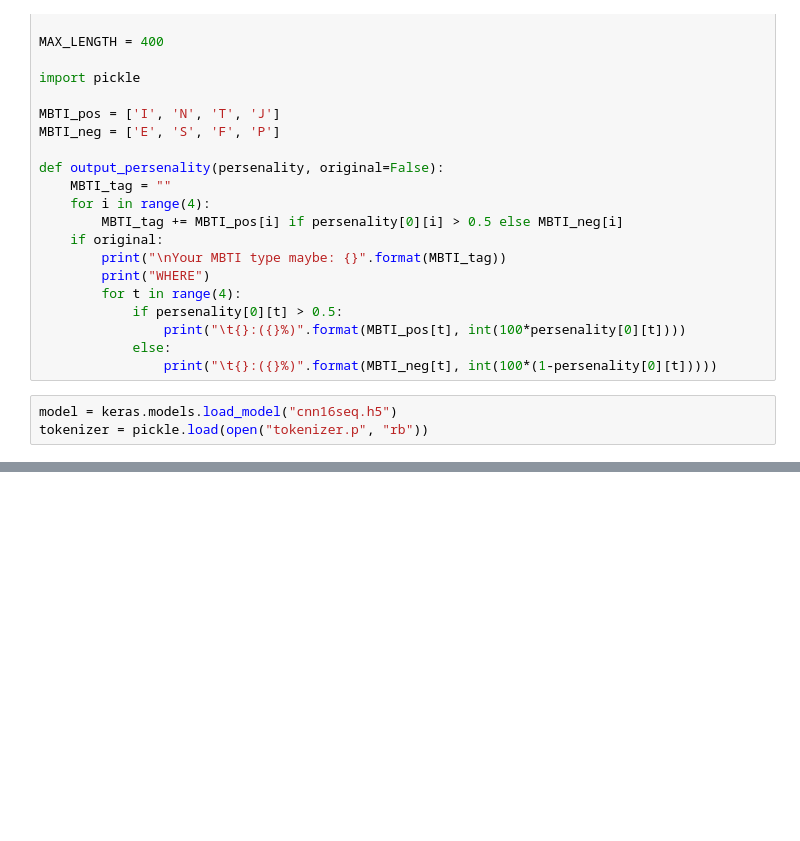
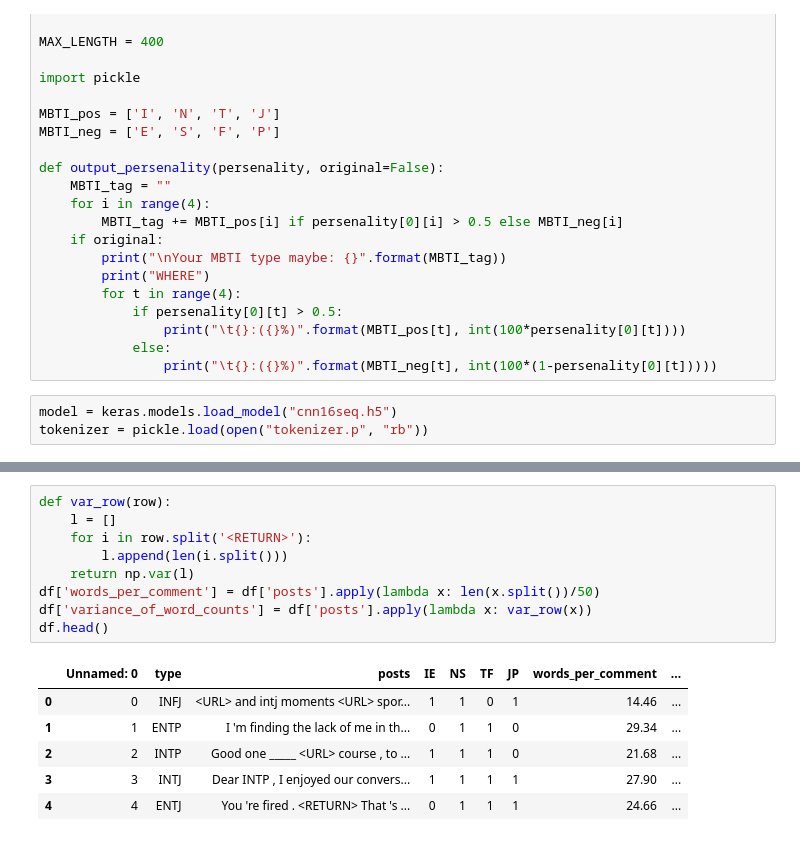
Before and after one commit to zhengzangw/MBTI-Type-Detector, a Jupyter notebook: demo.ipynb, the cells around one changed output, grey strips where cells are left out. Saved outputs shown, nothing was run; the diff lists cells and outputs as text; blank space fills up the shorter version.

```diff
--- a/demo.ipynb
+++ b/demo.ipynb
@@ -95,0 +129,16 @@ In 4th dimension, the sentense looks like:
+# %%
+def var_row(row):
+    l = []
+    for i in row.split('<RETURN>'):
+        l.append(len(i.split()))
+    return np.var(l)
+df['words_per_comment'] = df['posts'].apply(lambda x: len(x.split())/50)
+df['variance_of_word_counts'] = df['posts'].apply(lambda x: var_row(x))
+df.head()
+# %% [output]
+|  | Unnamed: 0 | type | posts | IE | NS | TF | JP | words_per_comment | ... |
+| 0 | 0 | INFJ | <URL> and intj moments <URL> spor... | 1 | 1 | 0 | 1 | 14.46 | ... |
+| 1 | 1 | ENTP | I 'm finding the lack of me in th... | 0 | 1 | 1 | 0 | 29.34 | ... |
+| 2 | 2 | INTP | Good one _____ <URL> course , to ... | 1 | 1 | 1 | 0 | 21.68 | ... |
+| 3 | 3 | INTJ | Dear INTP , I enjoyed our convers... | 1 | 1 | 1 | 1 | 27.90 | ... |
+| 4 | 4 | ENTJ | You 're fired . <RETURN> That 's ... | 0 | 1 | 1 | 1 | 24.66 | ... |
```
Also changed, not shown: parts of 8 cells of this notebook, 2 other files.
